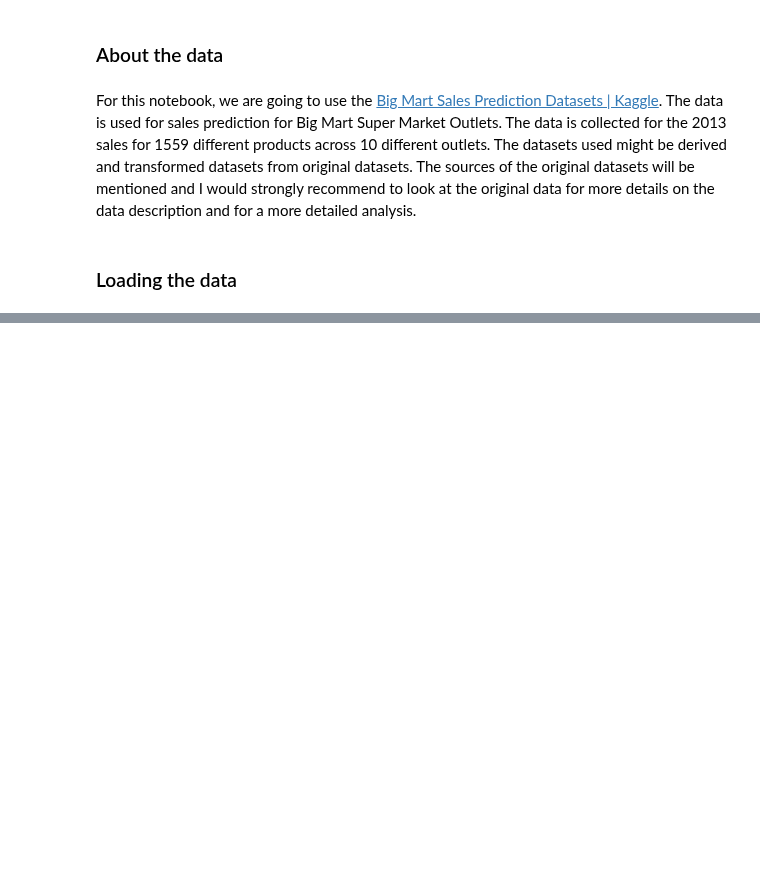
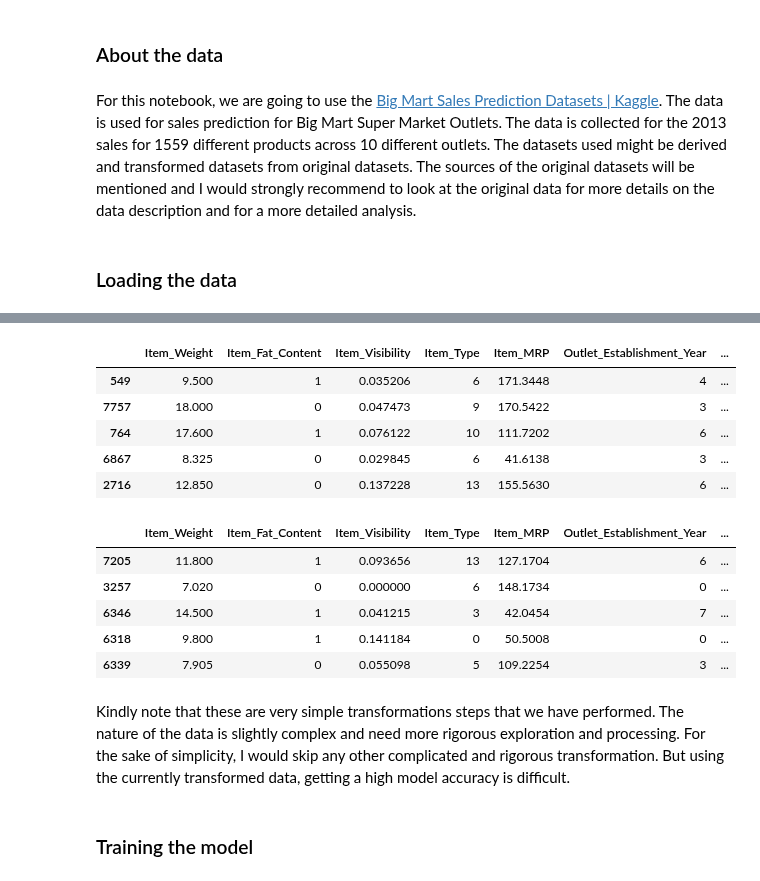
Before and after one commit to PacktPublishing/Applied-Machine-Learning-Explainability-Techniques, a Jupyter notebook: Chapter02/Partial Dependence Plot.ipynb, the cells around one changed output, grey strips where cells are left out. Saved outputs shown, nothing was run; the diff lists cells and outputs as text; code cells hidden in the pictures; blank space fills up the shorter version.

```diff
--- a/Chapter02/Partial Dependence Plot.ipynb
+++ b/Chapter02/Partial Dependence Plot.ipynb
@@ -37,0 +160,32 @@ df.head()
+# %%
+train_df.drop(['Item_Identifier','Outlet_Identifier'],axis=1, inplace =True)
+x_train,x_test,y_train,y_test = train_test_split(train_df.iloc[:,:-1],train_df.iloc[:,-1],test_size=0.2, random_state =42)
+# %%
+# Let's encode categorical features to numerical format using label_encoder
+label_encoder = LabelEncoder()
+variables_to_encode = ['Item_Fat_Content','Outlet_Location_Type','Outlet_Size','Outlet_Type','Outlet_Establishment_Year', 'Item_Type']
+
+for i in variables_to_encode:
+    x_train[i] = label_encoder.fit_transform(x_train[i])
+    x_test[i] = label_encoder.fit_transform(x_test[i])
+# %%
+# Visualizing the encoded data
+display(x_train.head())
+display(x_test.tail())
+# %% [output]
+|  | Item_Weight | Item_Fat_Content | Item_Visibility | Item_Type | Item_MRP | Outlet_Establishment_Year | ... |
+| 549 | 9.500 | 1 | 0.035206 | 6 | 171.3448 | 4 | ... |
+| 7757 | 18.000 | 0 | 0.047473 | 9 | 170.5422 | 3 | ... |
+| 764 | 17.600 | 1 | 0.076122 | 10 | 111.7202 | 6 | ... |
+| 6867 | 8.325 | 0 | 0.029845 | 6 | 41.6138 | 3 | ... |
+| 2716 | 12.850 | 0 | 0.137228 | 13 | 155.5630 | 6 | ... |
+|  | Item_Weight | Item_Fat_Content | Item_Visibility | Item_Type | Item_MRP | Outlet_Establishment_Year | ... |
+| 7205 | 11.800 | 1 | 0.093656 | 13 | 127.1704 | 6 | ... |
+| 3257 | 7.020 | 0 | 0.000000 | 6 | 148.1734 | 0 | ... |
+| 6346 | 14.500 | 1 | 0.041215 | 3 | 42.0454 | 7 | ... |
+| 6318 | 9.800 | 1 | 0.141184 | 0 | 50.5008 | 0 | ... |
+| 6339 | 7.905 | 0 | 0.055098 | 5 | 109.2254 | 3 | ... |
+# %% [markdown]
+Kindly note that these are very simple transformations steps that we have performed. The nature of the data is slightly complex and need more rigorous exploration and processing. For the sake of simplicity, I would skip any other complicated and rigorous transformation. But using the currently transformed data, getting a high model accuracy is difficult.
+# %% [markdown]
+### Training the model
```
Also changed, not shown: parts of 17 cells of this notebook.
